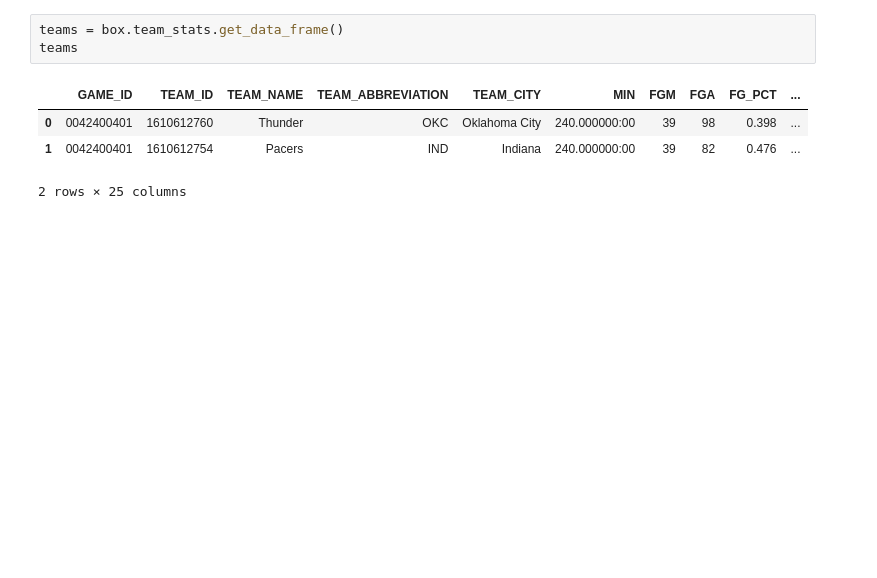
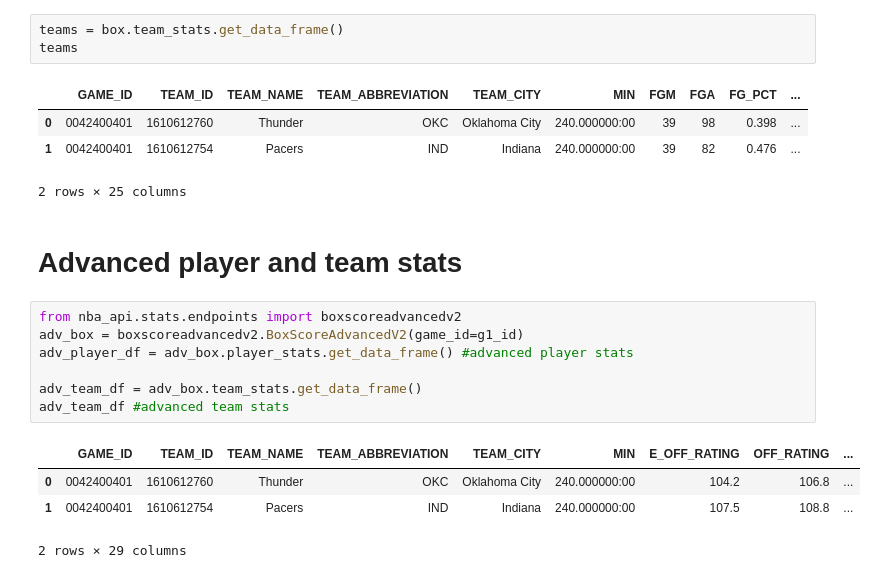
Before and after one commit to Medha-Subramaniyan/game1, a Jupyter notebook: g1.ipynb, the cells around one changed output. Cells and saved outputs as stored; diff of their text form; blank space fills up the shorter version.

```diff
--- a/g1.ipynb
+++ b/g1.ipynb
@@ -51,3 +43,17 @@ teams
 | 0 | 0042400401 | 1610612760 | Thunder | OKC | Oklahoma City | 240.000000:00 | 39 | 98 | 0.398 | ... |
 | 1 | 0042400401 | 1610612754 | Pacers | IND | Indiana | 240.000000:00 | 39 | 82 | 0.476 | ... |
 2 rows × 25 columns
+# %% [markdown]
+# Advanced player and team stats
+# %%
+from nba_api.stats.endpoints import boxscoreadvancedv2
+adv_box = boxscoreadvancedv2.BoxScoreAdvancedV2(game_id=g1_id)
+adv_player_df = adv_box.player_stats.get_data_frame() #advanced player stats
+
+adv_team_df = adv_box.team_stats.get_data_frame()
+adv_team_df #advanced team stats
+# %% [output]
+|  | GAME_ID | TEAM_ID | TEAM_NAME | TEAM_ABBREVIATION | TEAM_CITY | MIN | E_OFF_RATING | OFF_RATING | ... |
+| 0 | 0042400401 | 1610612760 | Thunder | OKC | Oklahoma City | 240.000000:00 | 104.2 | 106.8 | ... |
+| 1 | 0042400401 | 1610612754 | Pacers | IND | Indiana | 240.000000:00 | 107.5 | 108.8 | ... |
+2 rows × 29 columns
```
Also changed, not shown: parts of 9 cells of this notebook.
